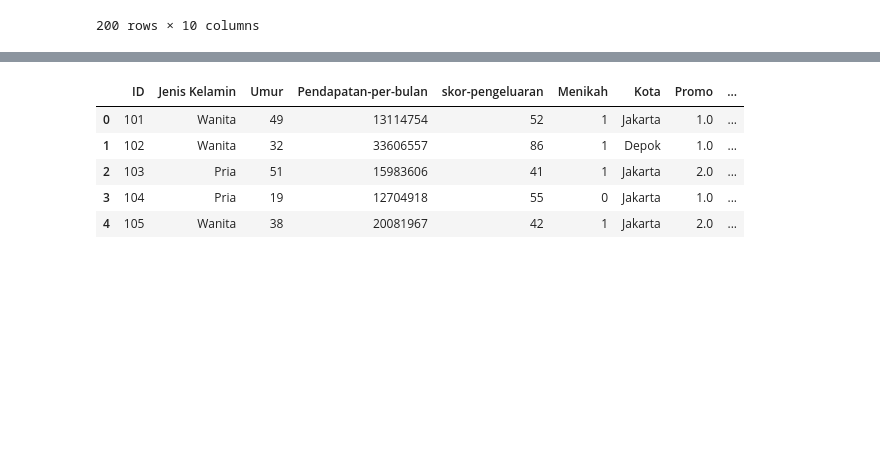
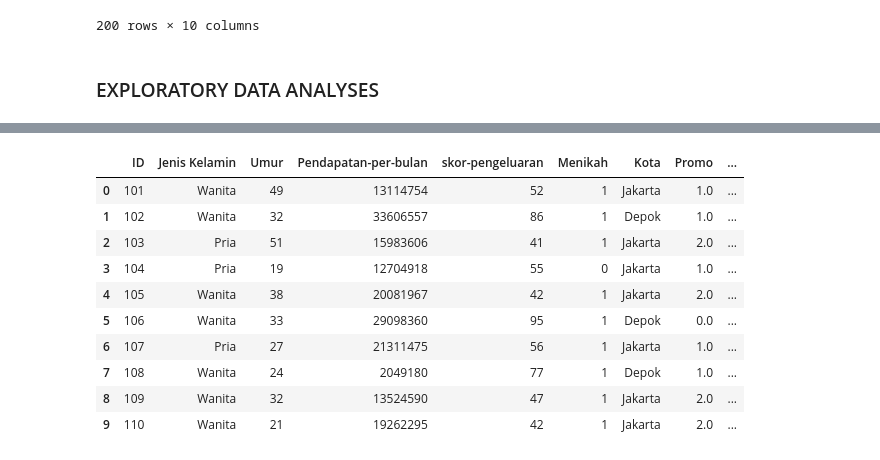
Before and after one commit to sahrul3114/Case-Study-Clustering-Analysis-Association-Rule, a Jupyter notebook: CP_02_Data_Mining_Kelompok_I.ipynb, the cells around one changed output, grey strips where cells are left out. Cells and saved outputs as stored; diff of their text form; code cells hidden in the pictures; blank space fills up the shorter version.

```diff
--- a/CP_02_Data_Mining_Kelompok_I.ipynb
+++ b/CP_02_Data_Mining_Kelompok_I.ipynb
@@ -33,6 +35,8 @@ df
 | 198 | 299 | Wanita | 23 | 1229508 | 94 | 1 | Depok | 0.0 | ... |
 | 199 | 300 | Pria | 50 | 1639344 | 14 | 1 | Tangerang | 3.0 | ... |
 200 rows × 10 columns
+# %% [markdown]
+### EXPLORATORY DATA ANALYSES
 # %%
 df.info()
 # %% [output]
@@ -54,11 +58,16 @@ Data columns (total 10 columns):
 dtypes: float64(1), int64(4), object(5)
 memory usage: 15.8+ KB
 # %%
-df.head()
+df.head(10)
 # %% [output]
 |  | ID | Jenis Kelamin | Umur | Pendapatan-per-bulan | skor-pengeluaran | Menikah | Kota | Promo | ... |
 | 0 | 101 | Wanita | 49 | 13114754 | 52 | 1 | Jakarta | 1.0 | ... |
 | 1 | 102 | Wanita | 32 | 33606557 | 86 | 1 | Depok | 1.0 | ... |
 | 2 | 103 | Pria | 51 | 15983606 | 41 | 1 | Jakarta | 2.0 | ... |
 | 3 | 104 | Pria | 19 | 12704918 | 55 | 0 | Jakarta | 1.0 | ... |
 | 4 | 105 | Wanita | 38 | 20081967 | 42 | 1 | Jakarta | 2.0 | ... |
+| 5 | 106 | Wanita | 33 | 29098360 | 95 | 1 | Depok | 0.0 | ... |
+| 6 | 107 | Pria | 27 | 21311475 | 56 | 1 | Jakarta | 1.0 | ... |
+| 7 | 108 | Wanita | 24 | 2049180 | 77 | 1 | Depok | 1.0 | ... |
+| 8 | 109 | Wanita | 32 | 13524590 | 47 | 1 | Jakarta | 2.0 | ... |
+| 9 | 110 | Wanita | 21 | 19262295 | 42 | 1 | Jakarta | 2.0 | ... |
```
Also changed, not shown: parts of 9 cells of this notebook.
